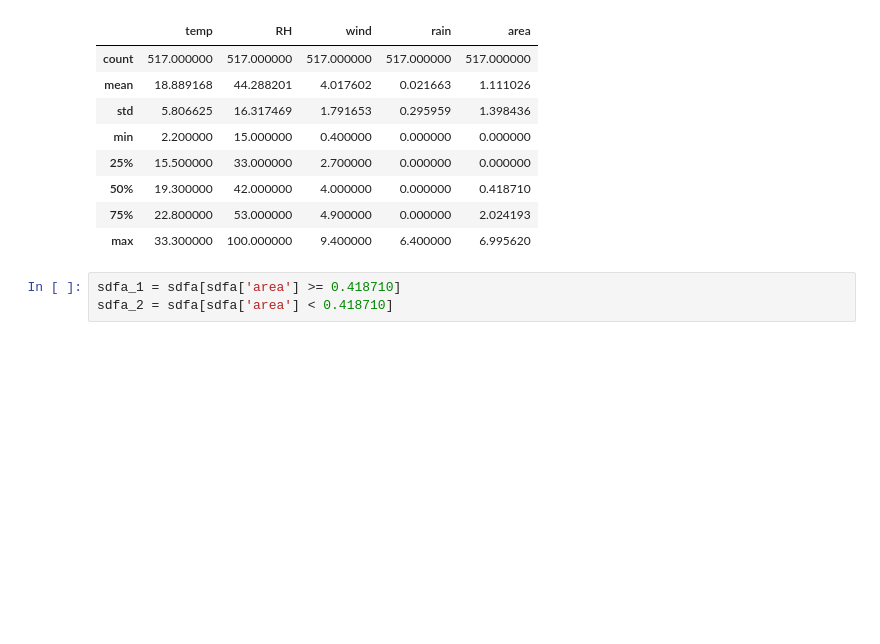
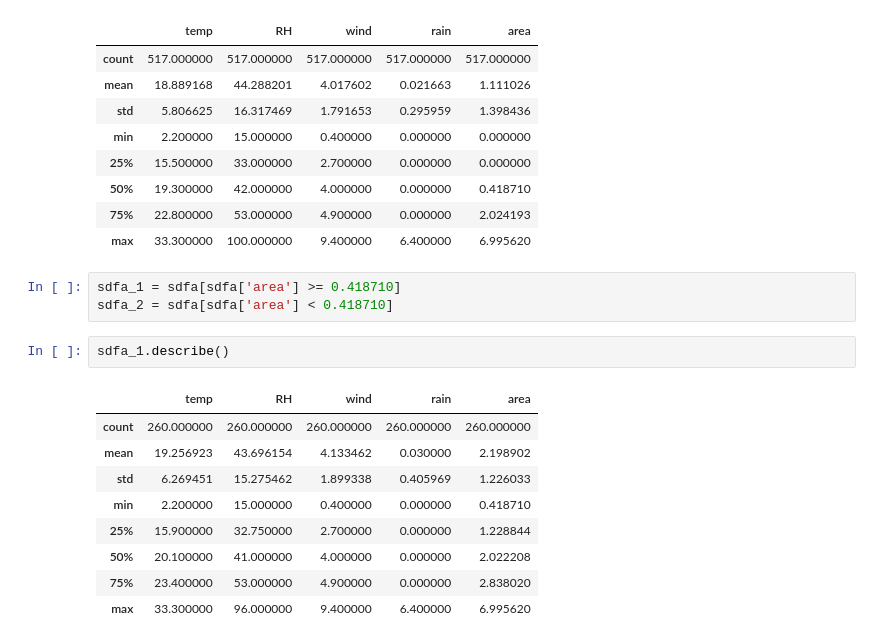
Before and after one commit to kmk4021/data_science, a Jupyter notebook: Assignment3_burned area.ipynb, the cells around one changed output. Saved outputs shown, nothing was run; the diff lists cells and outputs as text; blank space fills up the shorter version.

```diff
--- a/Assignment3_burned area.ipynb
+++ b/Assignment3_burned area.ipynb
@@ -433,3 +433,15 @@ sdfa.describe()
 # %%
 sdfa_1 = sdfa[sdfa['area'] >= 0.418710]
 sdfa_2 = sdfa[sdfa['area'] < 0.418710]
+# %%
+sdfa_1.describe()
+# %% [output]
+|  | temp | RH | wind | rain | area |
+| count | 260.000000 | 260.000000 | 260.000000 | 260.000000 | 260.000000 |
+| mean | 19.256923 | 43.696154 | 4.133462 | 0.030000 | 2.198902 |
+| std | 6.269451 | 15.275462 | 1.899338 | 0.405969 | 1.226033 |
+| min | 2.200000 | 15.000000 | 0.400000 | 0.000000 | 0.418710 |
+| 25% | 15.900000 | 32.750000 | 2.700000 | 0.000000 | 1.228844 |
+| 50% | 20.100000 | 41.000000 | 4.000000 | 0.000000 | 2.022208 |
+| 75% | 23.400000 | 53.000000 | 4.900000 | 0.000000 | 2.838020 |
+| max | 33.300000 | 96.000000 | 9.400000 | 6.400000 | 6.995620 |
```
Also changed, not shown: parts of 9 cells of this notebook.
